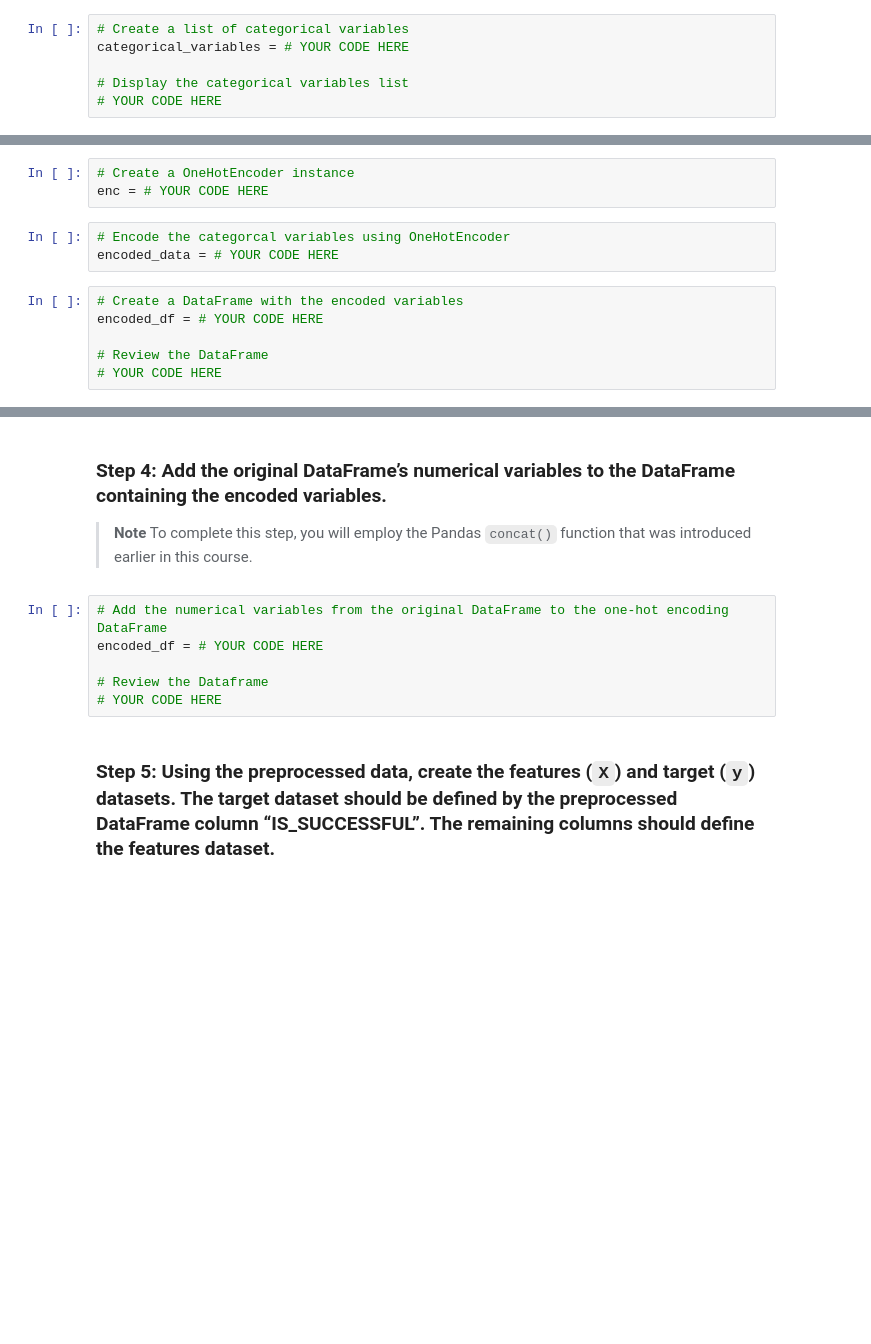
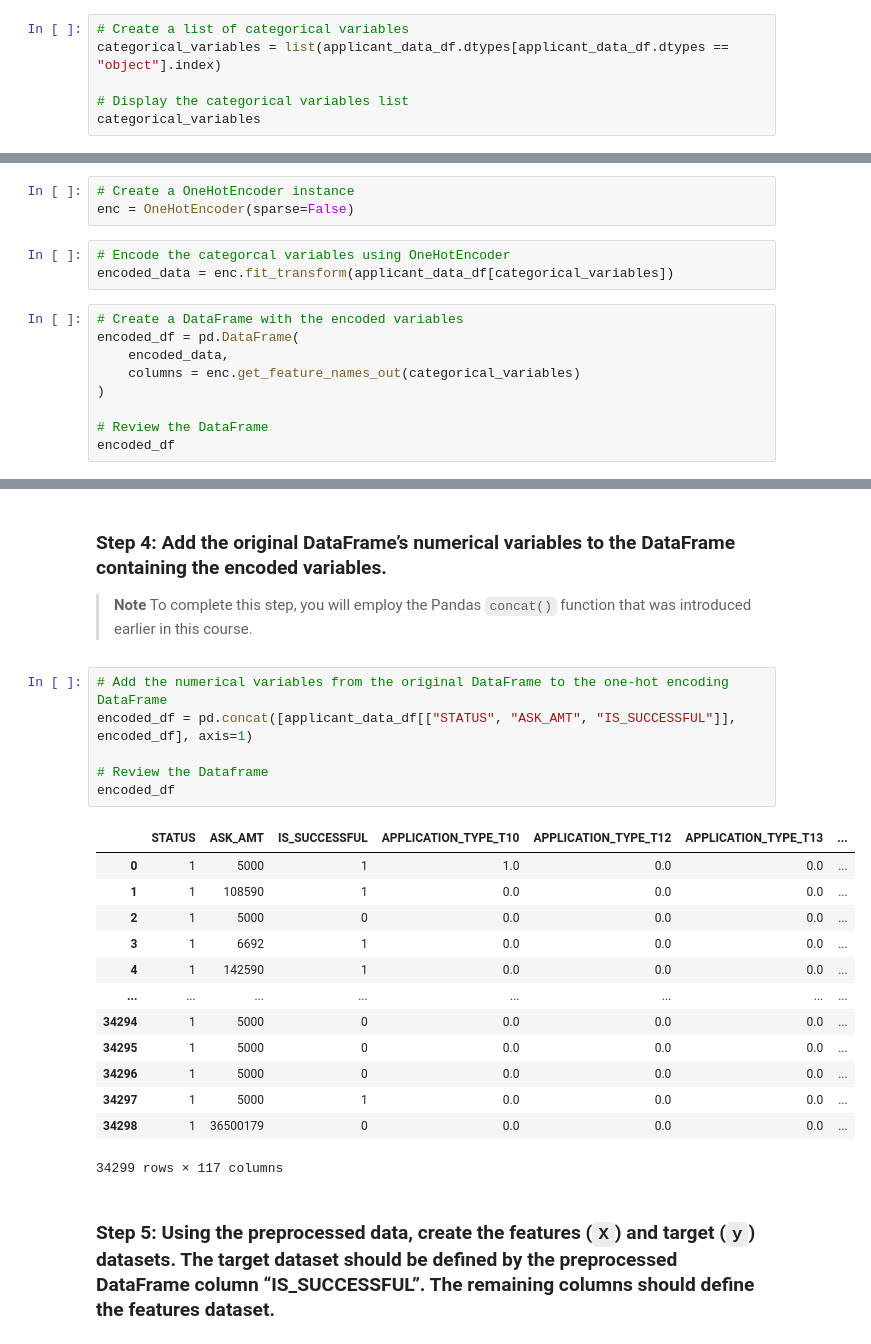
Before and after one commit to lrb924/Venture_Funding_with_Deep_Learning, a Jupyter notebook: venture_funding_with_deep_learning.ipynb, the cells around one changed output, grey strips where cells are left out. Cells and saved outputs as stored; diff of their text form; blank space fills up the shorter version.

```diff
--- a/venture_funding_with_deep_learning.ipynb
+++ b/venture_funding_with_deep_learning.ipynb
@@ -116,7 +164,7 @@ applicant_data_df = # YOUR CODE HERE
 ### Step 3: Encode the dataset’s categorical variables using `OneHotEncoder`, and then place the encoded variables into a new DataFrame.
 # %%
 # Create a list of categorical variables
-categorical_variables = # YOUR CODE HERE
+categorical_variables = list(applicant_data_df.dtypes[applicant_data_df.dtypes == "object"].index)
 
 # Display the categorical variables list
-# YOUR CODE HERE
+categorical_variables
@@ -123,12 +179,15 @@ categorical_variables = # YOUR CODE HERE
 # %%
 # Create a OneHotEncoder instance
-enc = # YOUR CODE HERE
+enc = OneHotEncoder(sparse=False)
 # %%
 # Encode the categorcal variables using OneHotEncoder
-encoded_data = # YOUR CODE HERE
+encoded_data = enc.fit_transform(applicant_data_df[categorical_variables])
 # %%
 # Create a DataFrame with the encoded variables
-encoded_df = # YOUR CODE HERE
+encoded_df = pd.DataFrame(
+    encoded_data,
+    columns = enc.get_feature_names_out(categorical_variables)
+)
 
 # Review the DataFrame
-# YOUR CODE HERE
+encoded_df
@@ -138,10 +211,24 @@ encoded_df = # YOUR CODE HERE
 > **Note** To complete this step, you will employ the Pandas `concat()` function that was introduced earlier in this course.
 # %%
 # Add the numerical variables from the original DataFrame to the one-hot encoding DataFrame
-encoded_df = # YOUR CODE HERE
+encoded_df = pd.concat([applicant_data_df[["STATUS", "ASK_AMT", "IS_SUCCESSFUL"]], encoded_df], axis=1)
 
 # Review the Dataframe
-# YOUR CODE HERE
+encoded_df
+# %% [output]
+|  | STATUS | ASK_AMT | IS_SUCCESSFUL | APPLICATION_TYPE_T10 | APPLICATION_TYPE_T12 | APPLICATION_TYPE_T13 | ... |
+| 0 | 1 | 5000 | 1 | 1.0 | 0.0 | 0.0 | ... |
+| 1 | 1 | 108590 | 1 | 0.0 | 0.0 | 0.0 | ... |
+| 2 | 1 | 5000 | 0 | 0.0 | 0.0 | 0.0 | ... |
+| 3 | 1 | 6692 | 1 | 0.0 | 0.0 | 0.0 | ... |
+| 4 | 1 | 142590 | 1 | 0.0 | 0.0 | 0.0 | ... |
+| ... | ... | ... | ... | ... | ... | ... | ... |
+| 34294 | 1 | 5000 | 0 | 0.0 | 0.0 | 0.0 | ... |
+| 34295 | 1 | 5000 | 0 | 0.0 | 0.0 | 0.0 | ... |
+| 34296 | 1 | 5000 | 0 | 0.0 | 0.0 | 0.0 | ... |
+| 34297 | 1 | 5000 | 1 | 0.0 | 0.0 | 0.0 | ... |
+| 34298 | 1 | 36500179 | 0 | 0.0 | 0.0 | 0.0 | ... |
+34299 rows × 117 columns
 # %% [markdown]
 ### Step 5: Using the preprocessed data, create the features (`X`) and target (`y`) datasets. The target dataset should be defined by the preprocessed DataFrame column “IS_SUCCESSFUL”. The remaining columns should define the features dataset.
 # %%
```
Also changed, not shown: parts of 42 cells of this notebook, 3 other files.
